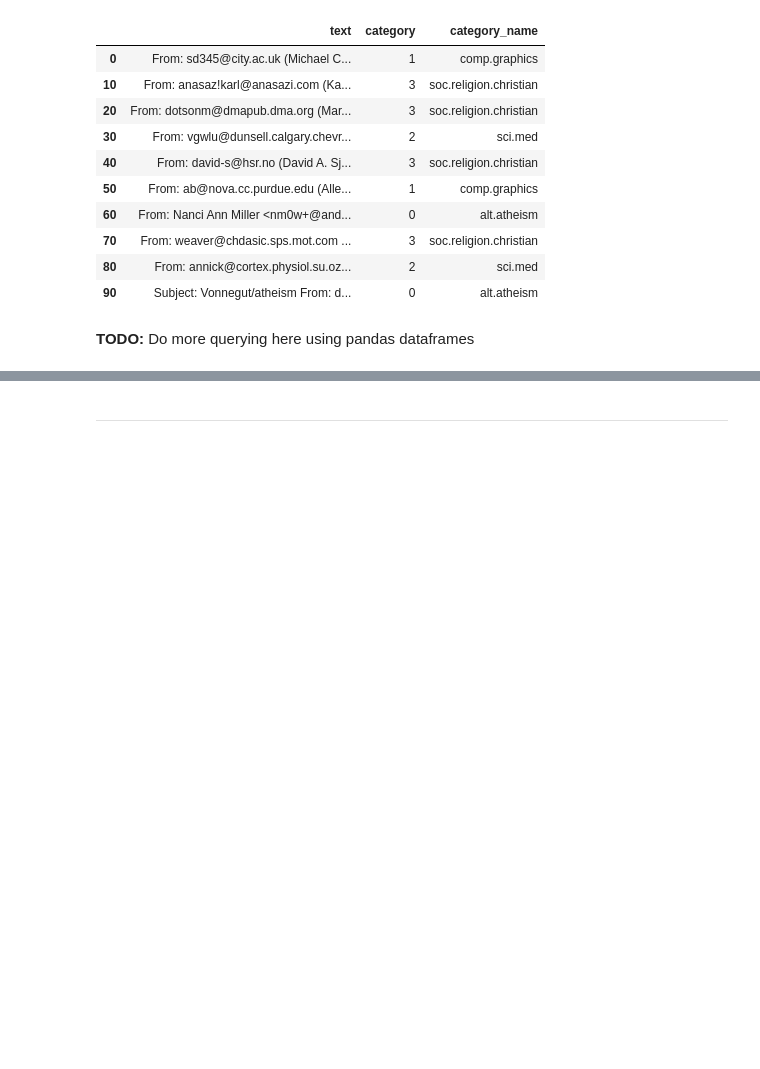
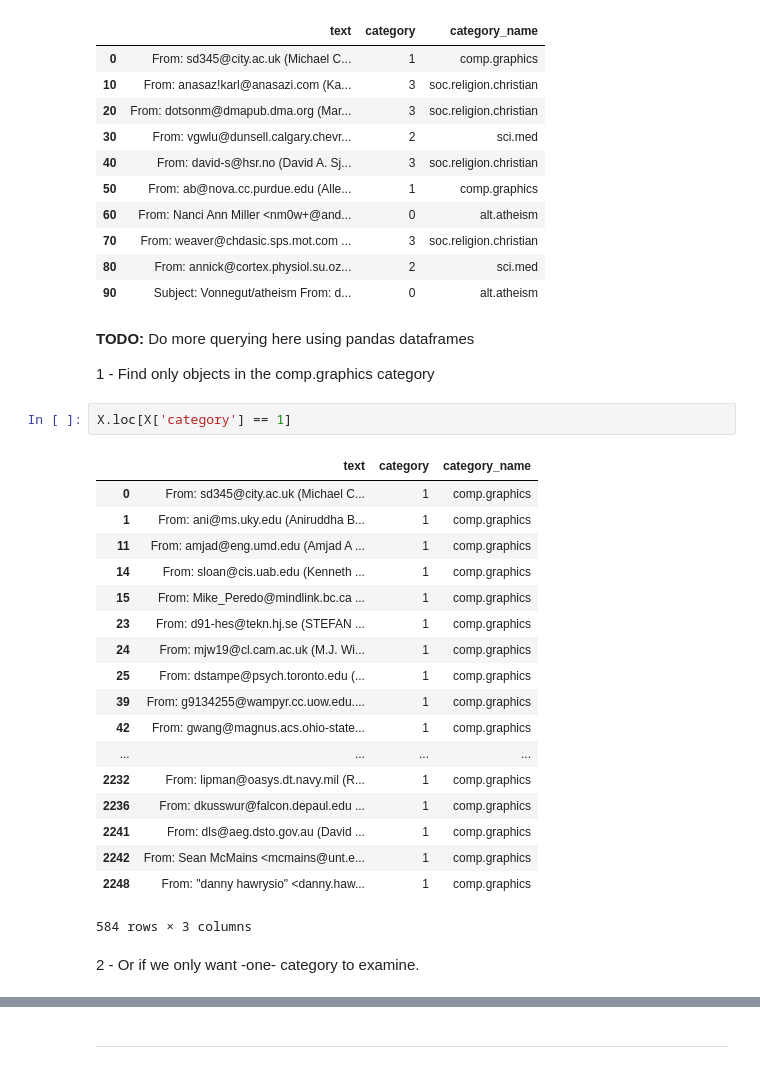
Before and after one commit to orison09/data_mining_2017_fall_lab, a Jupyter notebook: news_data_mining.ipynb, the cells around one changed output, grey strips where cells are left out. Saved outputs shown, nothing was run; the diff lists cells and outputs as text; blank space fills up the shorter version.

```diff
--- a/news_data_mining.ipynb
+++ b/news_data_mining.ipynb
@@ -299,3 +309,28 @@ X.iloc[::10, :][0:10]
 | 90 | Subject: Vonnegut/atheism From: d... | 0 | alt.atheism |
 # %% [markdown]
 **TODO:** Do more querying here using pandas dataframes
+
+1 - Find only objects in the comp.graphics category
+# %%
+X.loc[X['category'] == 1]
+# %% [output]
+|  | text | category | category_name |
+| 0 | From: sd345@city.ac.uk (Michael C... | 1 | comp.graphics |
+| 1 | From: ani@ms.uky.edu (Aniruddha B... | 1 | comp.graphics |
+| 11 | From: amjad@eng.umd.edu (Amjad A ... | 1 | comp.graphics |
+| 14 | From: sloan@cis.uab.edu (Kenneth ... | 1 | comp.graphics |
+| 15 | From: Mike_Peredo@mindlink.bc.ca ... | 1 | comp.graphics |
+| 23 | From: d91-hes@tekn.hj.se (STEFAN ... | 1 | comp.graphics |
+| 24 | From: mjw19@cl.cam.ac.uk (M.J. Wi... | 1 | comp.graphics |
+| 25 | From: dstampe@psych.toronto.edu (... | 1 | comp.graphics |
+| 39 | From: g9134255@wampyr.cc.uow.edu.... | 1 | comp.graphics |
+| 42 | From: gwang@magnus.acs.ohio-state... | 1 | comp.graphics |
+| ... | ... | ... | ... |
+| 2232 | From: lipman@oasys.dt.navy.mil (R... | 1 | comp.graphics |
+| 2236 | From: dkusswur@falcon.depaul.edu ... | 1 | comp.graphics |
+| 2241 | From: dls@aeg.dsto.gov.au (David ... | 1 | comp.graphics |
+| 2242 | From: Sean McMains <mcmains@unt.e... | 1 | comp.graphics |
+| 2248 | From: "danny hawrysio" <danny.haw... | 1 | comp.graphics |
+584 rows × 3 columns
+# %% [markdown]
+2 - Or if we only want -one- category to examine.
```
Also changed, not shown: parts of 34 cells of this notebook.
